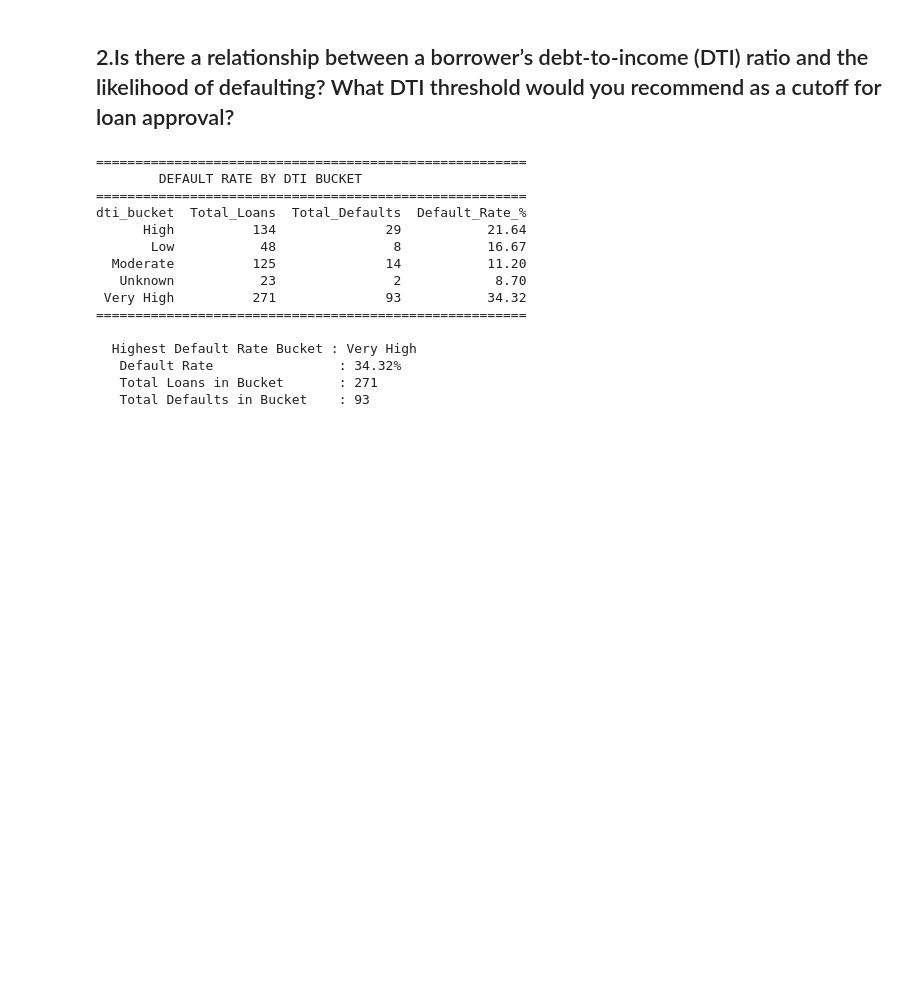
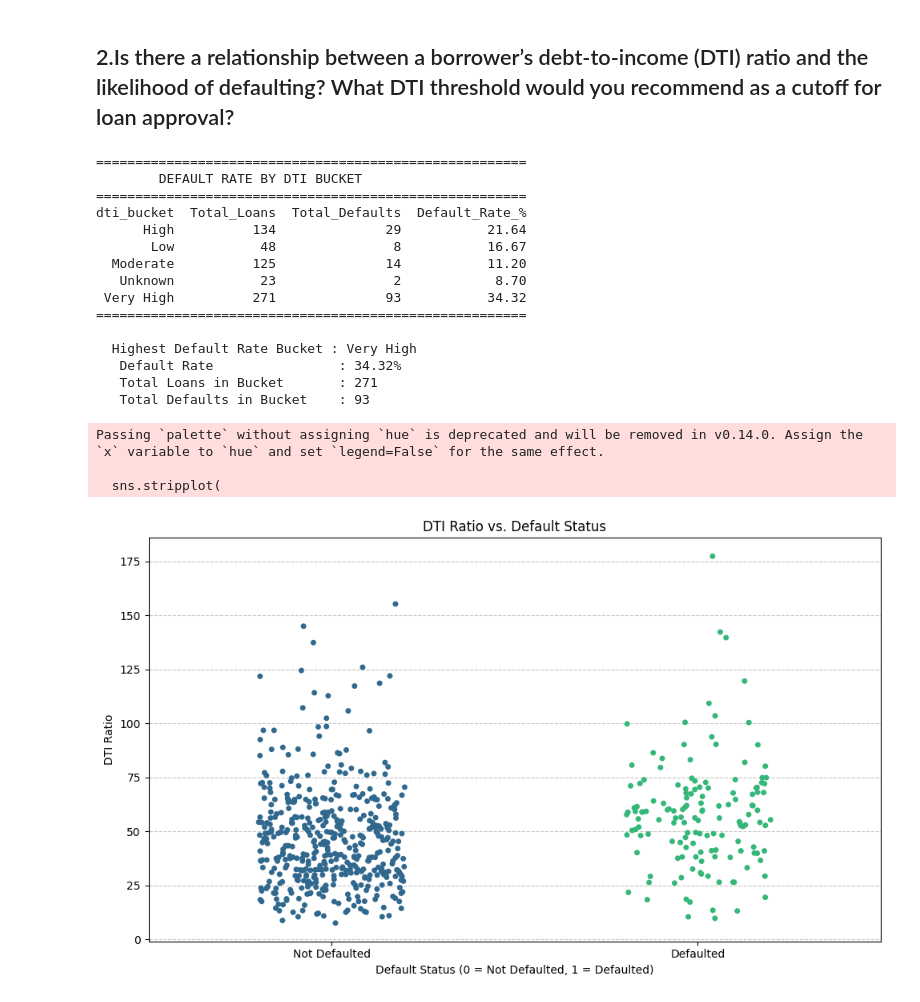
Before and after one commit to makoo700/Loan-Default-Risk-Analysis, a Jupyter notebook: Loan_Default_Risk_Analysis.ipynb, the cells around one changed output. Saved outputs shown, nothing was run; the diff lists cells and outputs as text; code cells hidden in the pictures; blank space fills up the shorter version.

```diff
--- a/Loan_Default_Risk_Analysis.ipynb
+++ b/Loan_Default_Risk_Analysis.ipynb
@@ -198,3 +198,29 @@ dti_bucket  Total_Loans  Total_Defaults  Default_Rate_%
    Default Rate                : 34.32%
    Total Loans in Bucket       : 271
    Total Defaults in Bucket    : 93
+# %%
+import matplotlib.pyplot as plt
+import seaborn as sns
+
+# Create a stripplot to visualize DTI ratio vs. default status
+plt.figure(figsize=(10, 6))
+sns.stripplot(
+    x='defaulted',
+    y='dti_ratio',
+    data=df,
+    jitter=0.2,
+    palette='viridis'
+)
+
+plt.title('DTI Ratio vs. Default Status')
+plt.xlabel('Default Status (0 = Not Defaulted, 1 = Defaulted)')
+plt.ylabel('DTI Ratio')
+plt.xticks([0, 1], ['Not Defaulted', 'Defaulted'])
+plt.grid(axis='y', linestyle='--', alpha=0.7)
+plt.tight_layout()
+plt.show()
+# %% [output]
+Passing `palette` without assigning `hue` is deprecated and will be removed in v0.14.0. Assign the `x` variable to `hue` and set `legend=False` for the same effect.
+
+  sns.stripplot(
+[figure, added]
```
Also changed, not shown: parts of 8 cells of this notebook.
